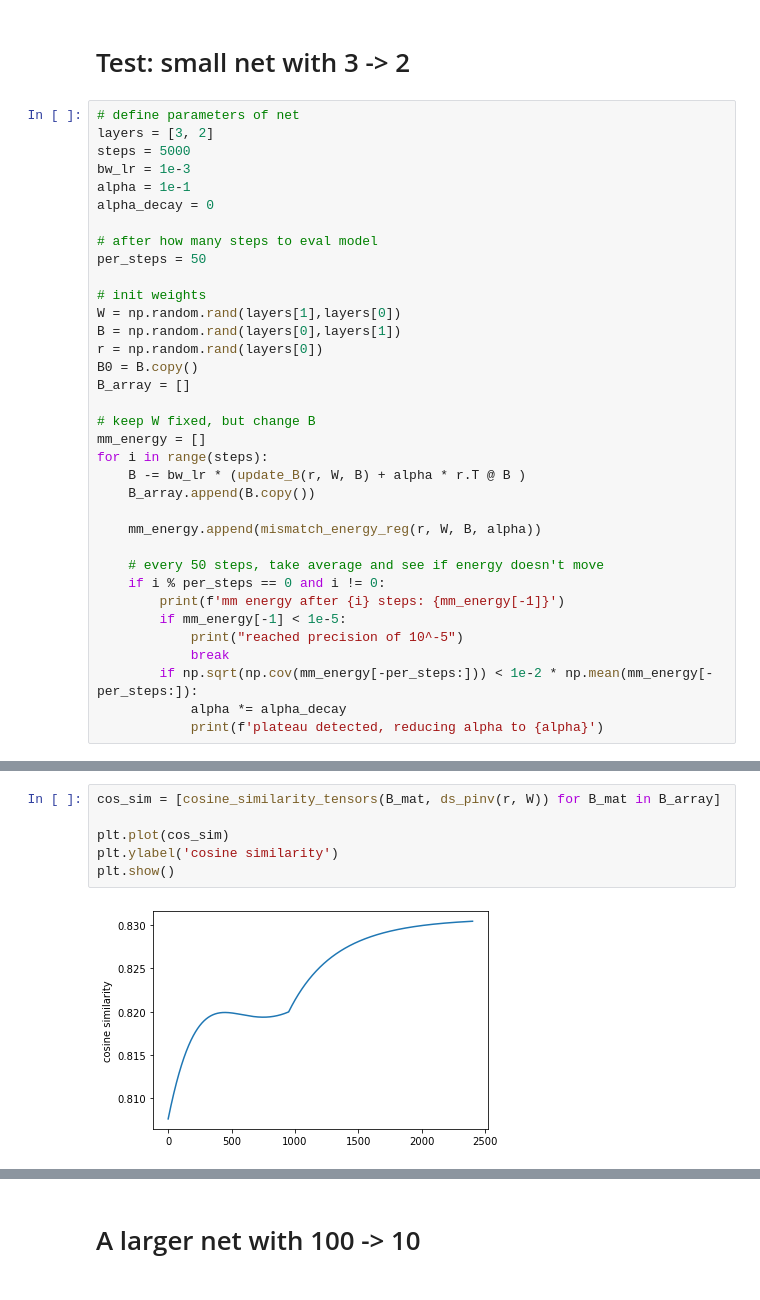
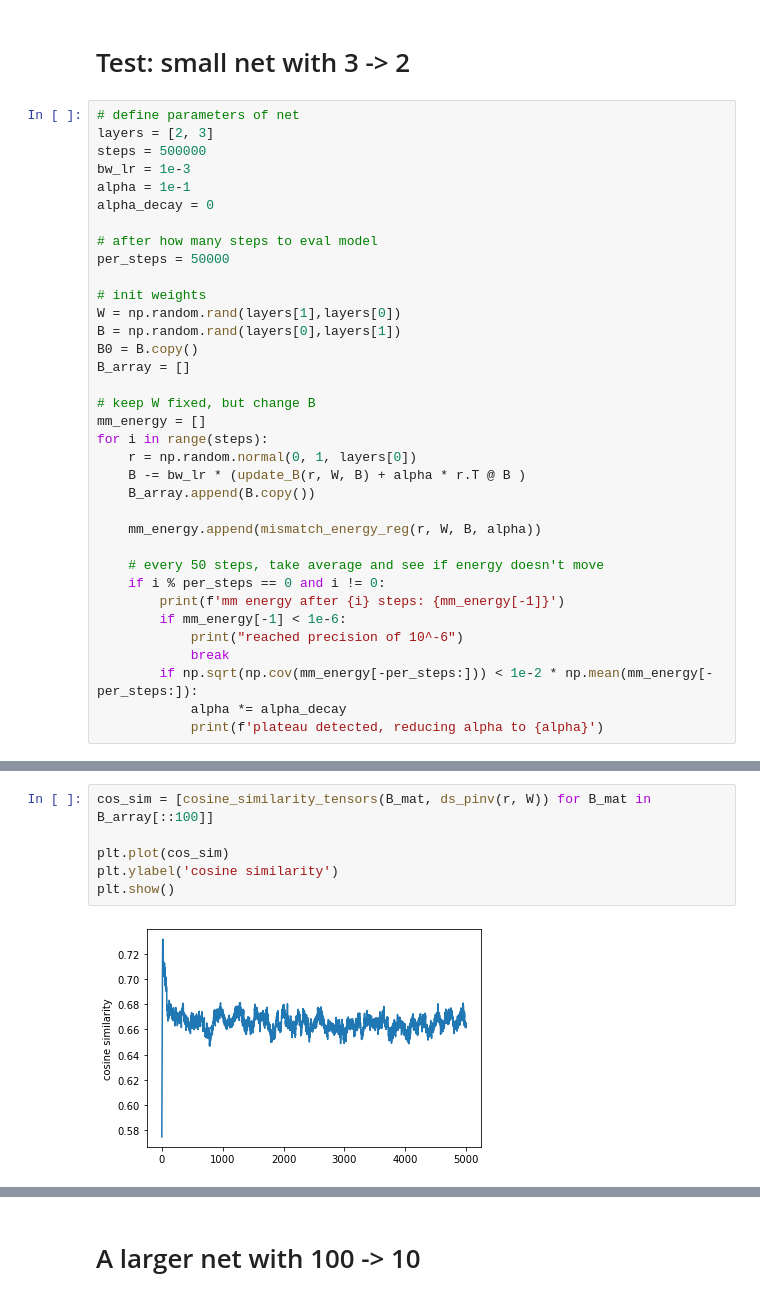
Before and after one commit to kma-code/Phaseless-Alignment-Learning, a Jupyter notebook: B circuit.ipynb, the cells around one changed output, grey strips where cells are left out. Saved outputs shown, nothing was run; the diff lists cells and outputs as text.

```diff
--- a/B circuit.ipynb
+++ b/B circuit.ipynb
@@ -55,25 +55,25 @@ We are now ready to define our 'net', which here just means the matrices W and B
 # Test: small net with 3 -> 2
 # %%
 # define parameters of net
-layers = [3, 2]
-steps = 5000
+layers = [2, 3]
+steps = 500000
 bw_lr = 1e-3
 alpha = 1e-1
 alpha_decay = 0
 
 # after how many steps to eval model
-per_steps = 50
+per_steps = 50000
 
 # init weights
 W = np.random.rand(layers[1],layers[0])
 B = np.random.rand(layers[0],layers[1])
-r = np.random.rand(layers[0])
 B0 = B.copy()
 B_array = []
 
 # keep W fixed, but change B
 mm_energy = []
 for i in range(steps):
+    r = np.random.normal(0, 1, layers[0])
     B -= bw_lr * (update_B(r, W, B) + alpha * r.T @ B )
     B_array.append(B.copy())
 
@@ -82,8 +82,8 @@ for i in range(steps):
     # every 50 steps, take average and see if energy doesn't move
     if i % per_steps == 0 and i != 0:
         print(f'mm energy after {i} steps: {mm_energy[-1]}')
-        if mm_energy[-1] < 1e-5:
-            print("reached precision of 10^-5")
+        if mm_energy[-1] < 1e-6:
+            print("reached precision of 10^-6")
             break
         if np.sqrt(np.cov(mm_energy[-per_steps:])) < 1e-2 * np.mean(mm_energy[-per_steps:]):
             alpha *= alpha_decay
@@ -117,9 +109,9 @@ plt.show()
 # %%
-cos_sim = [cosine_similarity_tensors(B_mat, ds_pinv(r, W)) for B_mat in B_array]
+cos_sim = [cosine_similarity_tensors(B_mat, ds_pinv(r, W)) for B_mat in B_array[::100]]
 
 plt.plot(cos_sim)
 plt.ylabel('cosine similarity')
 plt.show()
 # %% [output]
-[figure, old version]
+[figure, new version]
 # %%
```
Also changed, not shown: parts of 23 cells of this notebook, 3 other files.
